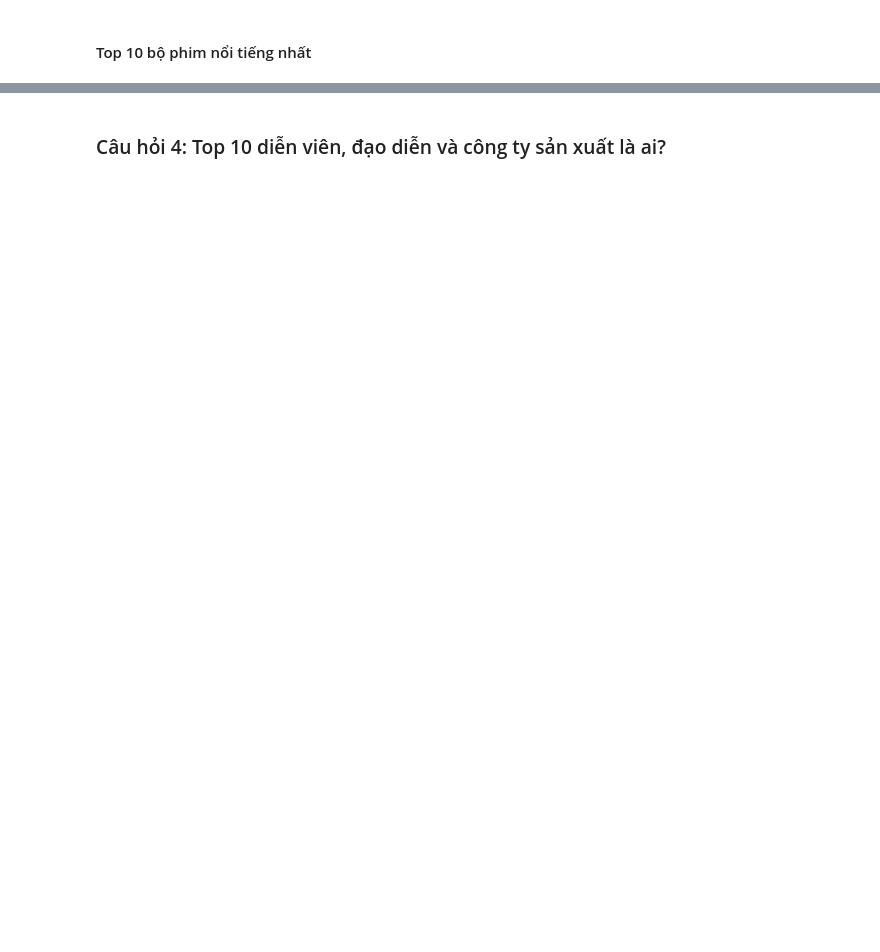
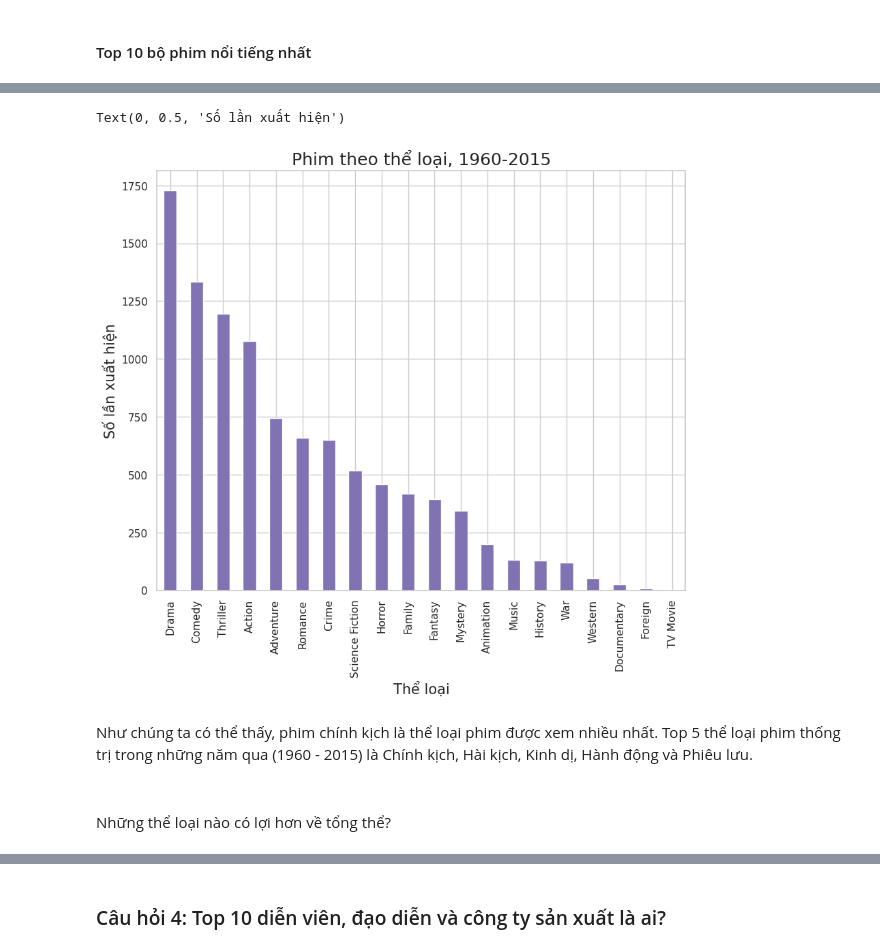
Before and after one commit to Nnguyen-dev2805/PYTHON_FinalProject, a Jupyter notebook: report.ipynb, the cells around one changed output, grey strips where cells are left out. Cells and saved outputs as stored; diff of their text form; code cells hidden in the pictures; blank space fills up the shorter version.

```diff
--- a/report.ipynb
+++ b/report.ipynb
@@ -683,0 +689,20 @@ plt.show()
+# %%
+# df.assign(genres = df['genres']).str.split('|') có nghĩa là tác nội dung trong cột genres thành một danh sách các thể loại, dựa vào '|' để phân tách nội dung
+# ví dụ trước khi tách "Action|Adventure" sau khi tách sẽ là ["Action", "Adventure"]
+# kết quả là cột genres sẽ là 1 list chứ không phải là 1 string như ban đầu
+
+# df.assign() tạo 1 phiên bản mới của dataframe ghi đè lên cột genres
+
+#explode('genres') chuyển từng phần tử của danh sách của cột genres thành các dòng riêng biệt
+# mỗi dòng chứa một phần tử của danh sách cùng với các giá trị khác trong data frame (id, polularity, cast, director, runtime, production_companies and on so on vv..)
+
+# id   genres
+# 1    ["Action", "Adventure"]
+
+# sau khi explode:
+# id   genres
+# 1    "Action"
+# 2    "Adventure"
+
+df_split = df.assign(genres = df['genres'].str.split('|')).explode('genres')
+df_split.tail(5)
@@ -683,0 +716,15 @@ plt.show()
+# %%
+# df_split['genres'] truy cập vào cột genres của datta frame df_split
+#  value_counts(ascending = False) đếm số lần mỗi giá trị xuất hiện trong cột genres, sắp xếp kí tự theo tự thứ tự giảm dần mặc định là ascending = Faslse
+df_split['genres'].value_counts(ascending = False).plot(kind='bar',figsize = (10,8),color='m');
+plt.title('Phim theo thể loại, 1960-2015', size = 18)
+plt.xlabel('Thể loại', size = 15)
+plt.ylabel('Số lần xuất hiện', size = 15)
+# %% [output]
+Text(0, 0.5, 'Số lần xuất hiện')
+[figure, added]
+# %% [markdown]
+Như chúng ta có thể thấy, phim chính kịch là thể loại phim được xem nhiều nhất. Top 5 thể loại phim thống trị trong những năm qua (1960 - 2015) là Chính kịch, Hài kịch, Kinh dị, Hành động và Phiêu lưu.
+# %% [markdown]
+####
+Những thể loại nào có lợi hơn về tổng thể?
```
Also changed, not shown: parts of 36 cells of this notebook.
